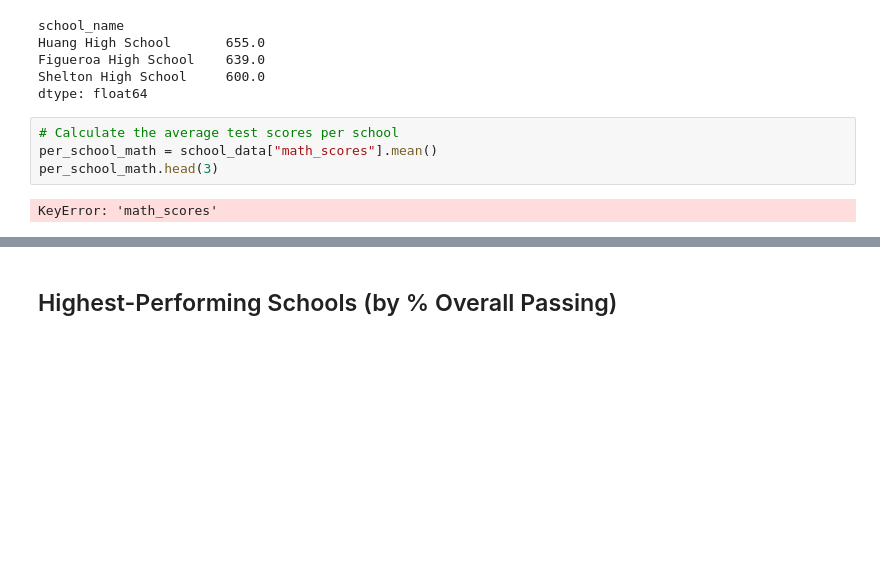
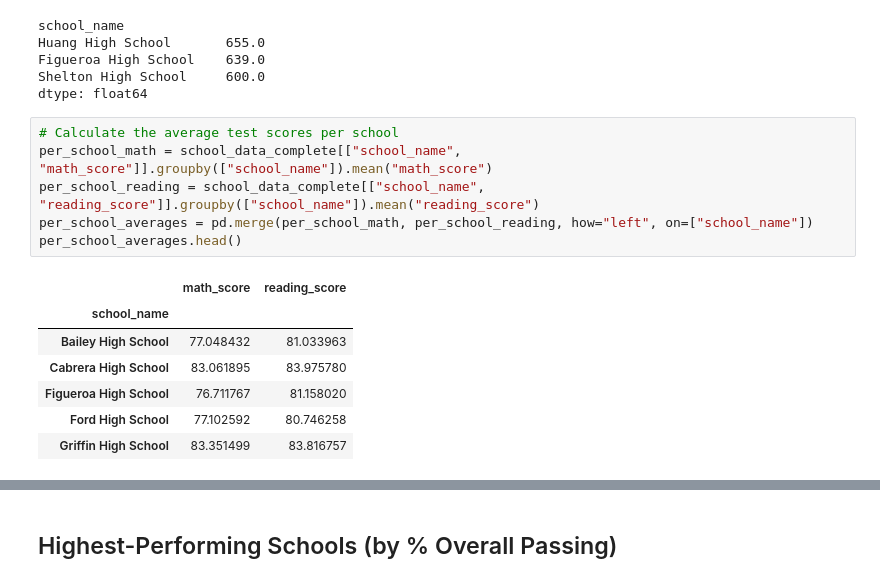
Before and after one commit to carsonnj/Module-4-School-Analysis, a Jupyter notebook: PyCitySchools_analysis.ipynb, the cells around one changed output, grey strips where cells are left out. Cells and saved outputs as stored; diff of their text form; blank space fills up the shorter version.

```diff
--- a/PyCitySchools_analysis.ipynb
+++ b/PyCitySchools_analysis.ipynb
@@ -138,9 +141,17 @@ Shelton High School     600.0
 dtype: float64
 # %%
 # Calculate the average test scores per school
-per_school_math = school_data["math_scores"].mean()
-per_school_math.head(3)
+per_school_math = school_data_complete[["school_name", "math_score"]].groupby(["school_name"]).mean("math_score")
+per_school_reading = school_data_complete[["school_name", "reading_score"]].groupby(["school_name"]).mean("reading_score")
+per_school_averages = pd.merge(per_school_math, per_school_reading, how="left", on=["school_name"])
+per_school_averages.head()
 # %% [output]
-KeyError: 'math_scores'
+|  | math_score | reading_score |
+| school_name |  |  |
+| Bailey High School | 77.048432 | 81.033963 |
+| Cabrera High School | 83.061895 | 83.975780 |
+| Figueroa High School | 76.711767 | 81.158020 |
+| Ford High School | 77.102592 | 80.746258 |
+| Griffin High School | 83.351499 | 83.816757 |
 # %%
 # Calculate the number of students per school with math scores of 70 or higher
```
Also changed, not shown: parts of 6 cells of this notebook.
